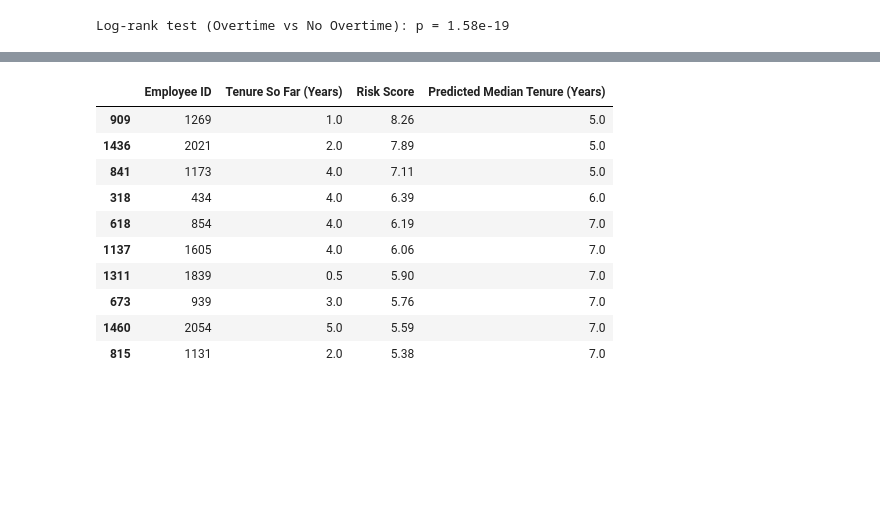
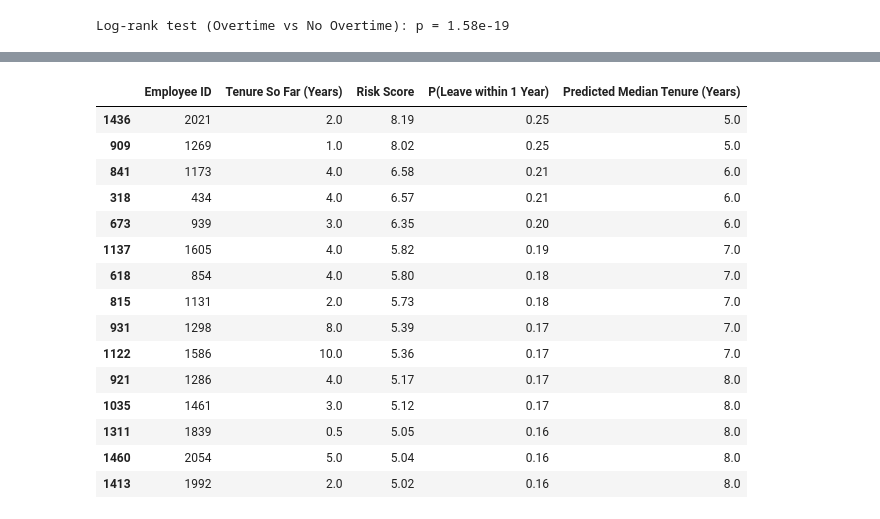
Before and after one commit to Nickwisely97/Code-Portofolio, a Jupyter notebook: Project/Forecasting & Predictive Modeling/Headcount Attrition - Survival Analysis/code/hr_attrition_analysis.ipynb, the cells around one changed output, grey strips where cells are left out. Cells and saved outputs as stored; diff of their text form; code cells hidden in the pictures; blank space fills up the shorter version.

```diff
--- a/Project/Forecasting & Predictive Modeling/Headcount Attrition - Survival Analysis/code/hr_attrition_analysis.ipynb
+++ b/Project/Forecasting & Predictive Modeling/Headcount Attrition - Survival Analysis/code/hr_attrition_analysis.ipynb
@@ -61,25 +50,7 @@ def clean_feature_label(name):
 df = pd.read_csv(CONFIG["DATA_PATH"])
 EMPLOYEE_IDS = df["EmployeeNumber"].copy()
 
-CONST_COLS = [c for c in df.columns if df[c].nunique() == 1]
-DROP_COLS = CONST_COLS + ["EmployeeNumber"]
-print(f"Dropping constant/ID columns: {DROP_COLS}")
-df = df.drop(columns=DROP_COLS)
-
-X = df.drop("Attrition", axis=1)
-y = df["Attrition"].apply(lambda x: 1 if x == "Yes" else 0)
-
-print(f"Dataset: {df.shape[0]} employees, {X.shape[1]} features")
-print(f"Attrition rate: {y.mean():.1%} ({y.sum()} of {len(y)} employees left)")
-
-num_cols = X.select_dtypes(include=['int64', 'float64']).columns
-cat_cols = X.select_dtypes(include=['object']).columns
-
-preprocessor = ColumnTransformer(
-    transformers=[
-        ('num', StandardScaler(), num_cols),
-        ('cat', OneHotEncoder(handle_unknown='ignore'), cat_cols)
-    ],
-    verbose_feature_names_out=False
-)
+print(f"Dataset: {df.shape[0]} employees, {df.shape[1]} columns")
+print(f"Attrition rate: {(df['Attrition']=='Yes').mean():.1%} "
+      f"({(df['Attrition']=='Yes').sum()} of {len(df)} employees left)")
 # %% [output]
@@ -324,0 +193,4 @@ Test  concordance index (C-index): 0.846
+# %%
+cph = CoxPHFitter(penalizer=0.1)
+cph.fit(surv_df, duration_col="duration", event_col="event")
+print(f"Concordance index (full data): {cph.concordance_index_:.3f}")
@@ -383,23 +282,31 @@ Log-rank test (Overtime vs No Overtime): p = 1.58e-19
 # %%
 current = surv_df[surv_df["event"] == 0].copy()
 current["Employee ID"] = EMPLOYEE_IDS.loc[current.index].values
 current["Risk Score"] = cph.predict_partial_hazard(current)
 current["Predicted Median Tenure (Years)"] = cph.predict_median(current)
 
-at_risk = current.sort_values("Risk Score", ascending=False).head(10)
-at_risk_display = at_risk[["Employee ID", "duration", "Risk Score", "Predicted Median Tenure (Years)"]].rename(
+survival_at_1y = cph.predict_survival_function(current, times=[1.0])
+current["P(Leave within 1 Year)"] = 1 - survival_at_1y.loc[1.0]
+
+at_risk = current.sort_values("Risk Score", ascending=False).head(15)
+at_risk_display = at_risk[["Employee ID", "duration", "Risk Score", "P(Leave within 1 Year)", "Predicted Median Tenure (Years)"]].rename(
     columns={"duration": "Tenure So Far (Years)"}
 )
 display(at_risk_display.round(2))
 # %% [output]
-|  | Employee ID | Tenure So Far (Years) | Risk Score | Predicted Median Tenure (Years) |
-| 909 | 1269 | 1.0 | 8.26 | 5.0 |
-| 1436 | 2021 | 2.0 | 7.89 | 5.0 |
-| 841 | 1173 | 4.0 | 7.11 | 5.0 |
-| 318 | 434 | 4.0 | 6.39 | 6.0 |
-| 618 | 854 | 4.0 | 6.19 | 7.0 |
-| 1137 | 1605 | 4.0 | 6.06 | 7.0 |
-| 1311 | 1839 | 0.5 | 5.90 | 7.0 |
-| 673 | 939 | 3.0 | 5.76 | 7.0 |
-| 1460 | 2054 | 5.0 | 5.59 | 7.0 |
-| 815 | 1131 | 2.0 | 5.38 | 7.0 |
+|  | Employee ID | Tenure So Far (Years) | Risk Score | P(Leave within 1 Year) | Predicted Median Tenure (Years) |
+| 1436 | 2021 | 2.0 | 8.19 | 0.25 | 5.0 |
+| 909 | 1269 | 1.0 | 8.02 | 0.25 | 5.0 |
+| 841 | 1173 | 4.0 | 6.58 | 0.21 | 6.0 |
+| 318 | 434 | 4.0 | 6.57 | 0.21 | 6.0 |
+| 673 | 939 | 3.0 | 6.35 | 0.20 | 6.0 |
+| 1137 | 1605 | 4.0 | 5.82 | 0.19 | 7.0 |
+| 618 | 854 | 4.0 | 5.80 | 0.18 | 7.0 |
+| 815 | 1131 | 2.0 | 5.73 | 0.18 | 7.0 |
+| 931 | 1298 | 8.0 | 5.39 | 0.17 | 7.0 |
+| 1122 | 1586 | 10.0 | 5.36 | 0.17 | 7.0 |
+| 921 | 1286 | 4.0 | 5.17 | 0.17 | 8.0 |
+| 1035 | 1461 | 3.0 | 5.12 | 0.17 | 8.0 |
+| 1311 | 1839 | 0.5 | 5.05 | 0.16 | 8.0 |
+| 1460 | 2054 | 5.0 | 5.04 | 0.16 | 8.0 |
+| 1413 | 1992 | 2.0 | 5.02 | 0.16 | 8.0 |
```
Also changed, not shown: parts of 36 cells of this notebook, 11 other files.
